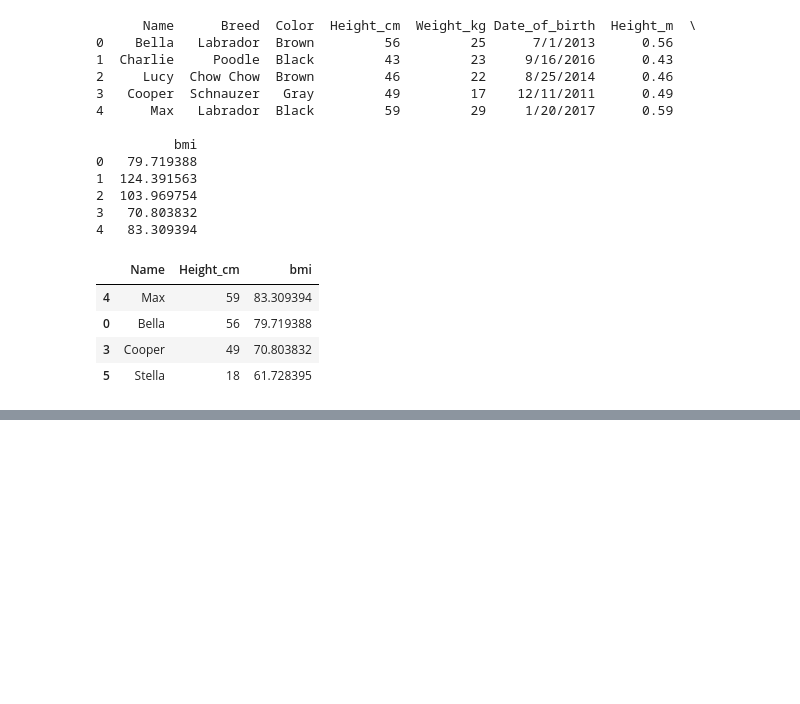
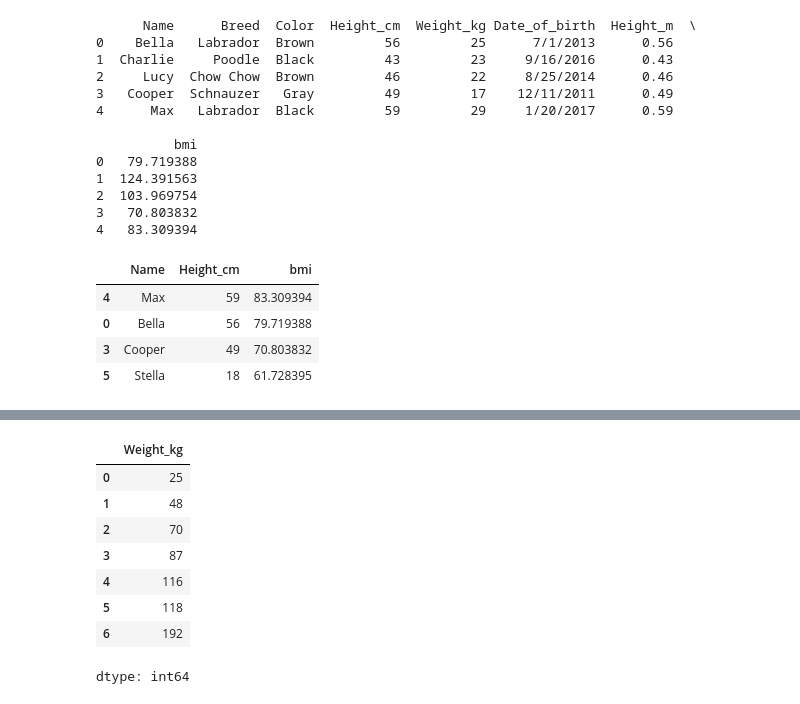
Before and after one commit to Syeda-Eman/40-days-of-Python, a Jupyter notebook: Day_22.ipynb, the cells around one changed output, grey strips where cells are left out. Drawn from its saved outputs; the diff is of its cells as text; code cells hidden in the pictures; blank space fills up the shorter version.

```diff
--- a/Day_22.ipynb
+++ b/Day_22.ipynb
@@ -307,0 +405,13 @@ bmi_lt_100_height[['Name',"Height_cm","bmi"]]
+# %%
+#Cumsum: running total of values in a dataset
+dogs["Weight_kg"].cumsum()
+# %% [output]
+|  | Weight_kg |
+| 0 | 25 |
+| 1 | 48 |
+| 2 | 70 |
+| 3 | 87 |
+| 4 | 116 |
+| 5 | 118 |
+| 6 | 192 |
+dtype: int64
```
Also changed, not shown: parts of 19 cells of this notebook.
